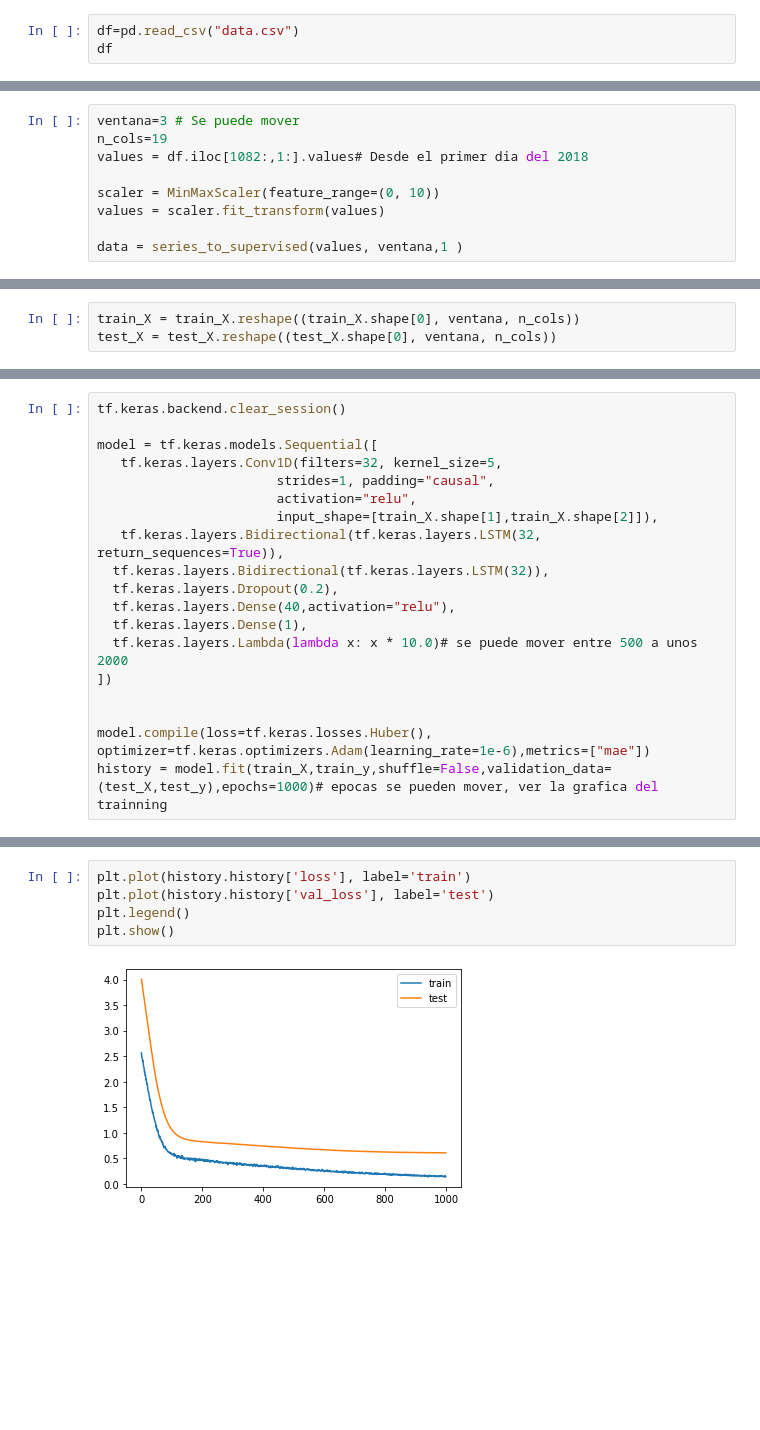
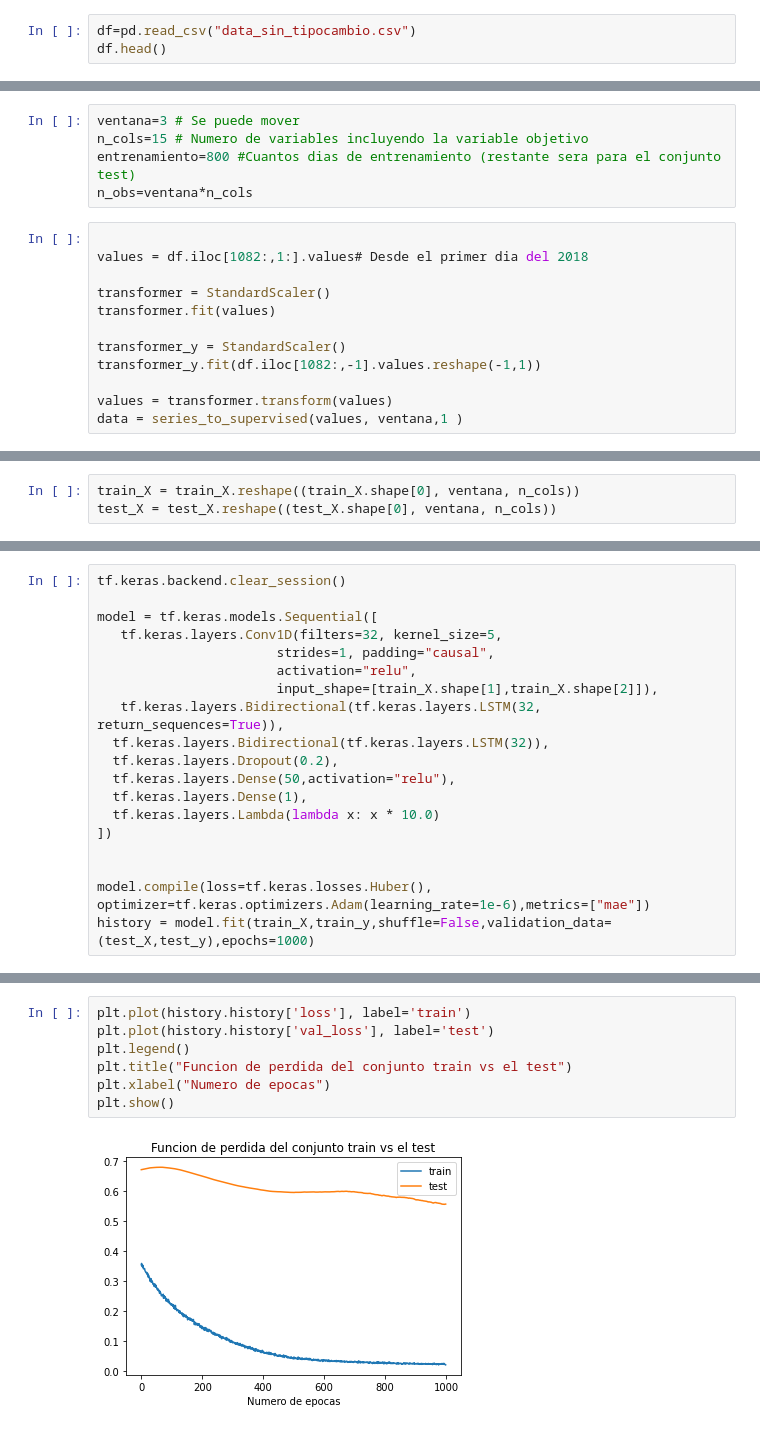
Before and after one commit to keniaCisneros/bitcoins_pricing, a Jupyter notebook: Serie_tiempo.ipynb, the cells around one changed output, grey strips where cells are left out. Saved outputs shown, nothing was run; the diff lists cells and outputs as text; blank space fills up the shorter version.

Commit message:
Desnormalizacion de los datos, comentarios de codigo y guarde algunos modelos

```diff
--- a/Serie_tiempo.ipynb
+++ b/Serie_tiempo.ipynb
@@ -13,7 +17,7 @@ print(tf.__version__)
 # %% [output]
 2.2.0
 # %%
-df=pd.read_csv("data.csv")
-df
+df=pd.read_csv("data_sin_tipocambio.csv")
+df.head()
 # %% [output]
 |  | date | dow(USD) | euro_stoxx50(USD) | nasdaq(USD) | nikkei(USD) | oro(USD) | petroleo(USD) | ... |
@@ -93,9 +73,17 @@ def series_to_supervised(data, n_in=1, n_out=1, dropnan=True):
+# %%
+ventana=3 # Se puede mover
+n_cols=15 # Numero de variables incluyendo la variable objetivo
+entrenamiento=800 #Cuantos dias de entrenamiento (restante sera para el conjunto test)
+n_obs=ventana*n_cols
 # %%
-ventana=3 # Se puede mover
-n_cols=19
+
 values = df.iloc[1082:,1:].values# Desde el primer dia del 2018
 
-scaler = MinMaxScaler(feature_range=(0, 10))
-values = scaler.fit_transform(values)
+transformer = StandardScaler()
+transformer.fit(values)
 
+transformer_y = StandardScaler()
+transformer_y.fit(df.iloc[1082:,-1].values.reshape(-1,1))
+
+values = transformer.transform(values)
 data = series_to_supervised(values, ventana,1 )
@@ -148,12 +132,12 @@ model = tf.keras.models.Sequential([
    tf.keras.layers.Bidirectional(tf.keras.layers.LSTM(32, return_sequences=True)),
   tf.keras.layers.Bidirectional(tf.keras.layers.LSTM(32)),
   tf.keras.layers.Dropout(0.2),
-  tf.keras.layers.Dense(40,activation="relu"),
+  tf.keras.layers.Dense(50,activation="relu"),
   tf.keras.layers.Dense(1),
-  tf.keras.layers.Lambda(lambda x: x * 10.0)# se puede mover entre 500 a unos 2000
+  tf.keras.layers.Lambda(lambda x: x * 10.0)
 ])
 
 
 model.compile(loss=tf.keras.losses.Huber(), optimizer=tf.keras.optimizers.Adam(learning_rate=1e-6),metrics=["mae"])
-history = model.fit(train_X,train_y,shuffle=False,validation_data=(test_X,test_y),epochs=1000)# epocas se pueden mover, ver la grafica del trainning
+history = model.fit(train_X,train_y,shuffle=False,validation_data=(test_X,test_y),epochs=1000)
 # %% [output]
@@ -177,7 +163,9 @@ Epoch 1000/1000
 # %%
 plt.plot(history.history['loss'], label='train')
 plt.plot(history.history['val_loss'], label='test')
 plt.legend()
+plt.title("Funcion de perdida del conjunto train vs el test")
+plt.xlabel("Numero de epocas")
 plt.show()
 # %% [output]
-[figure, old version]
+[figure, new version]
```
Also changed, not shown: parts of 29 cells of this notebook, 2 other files.
